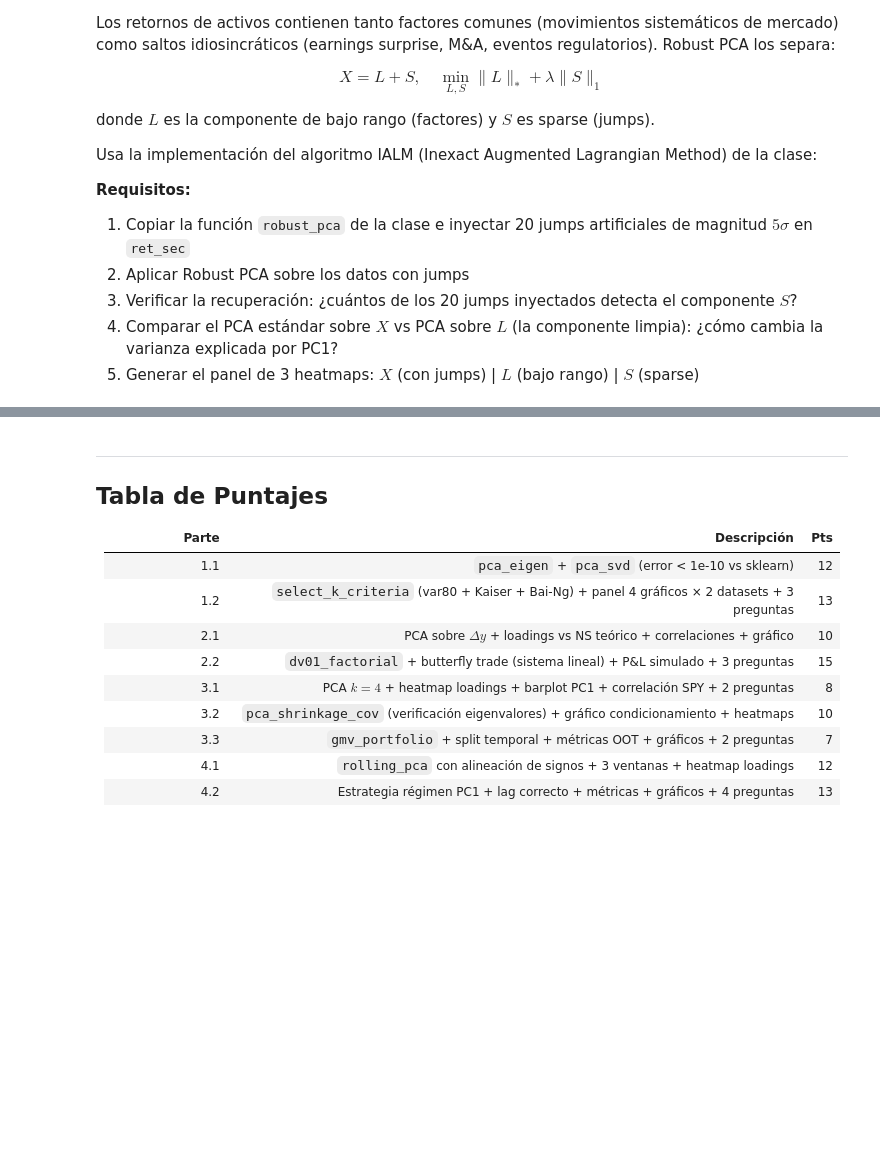
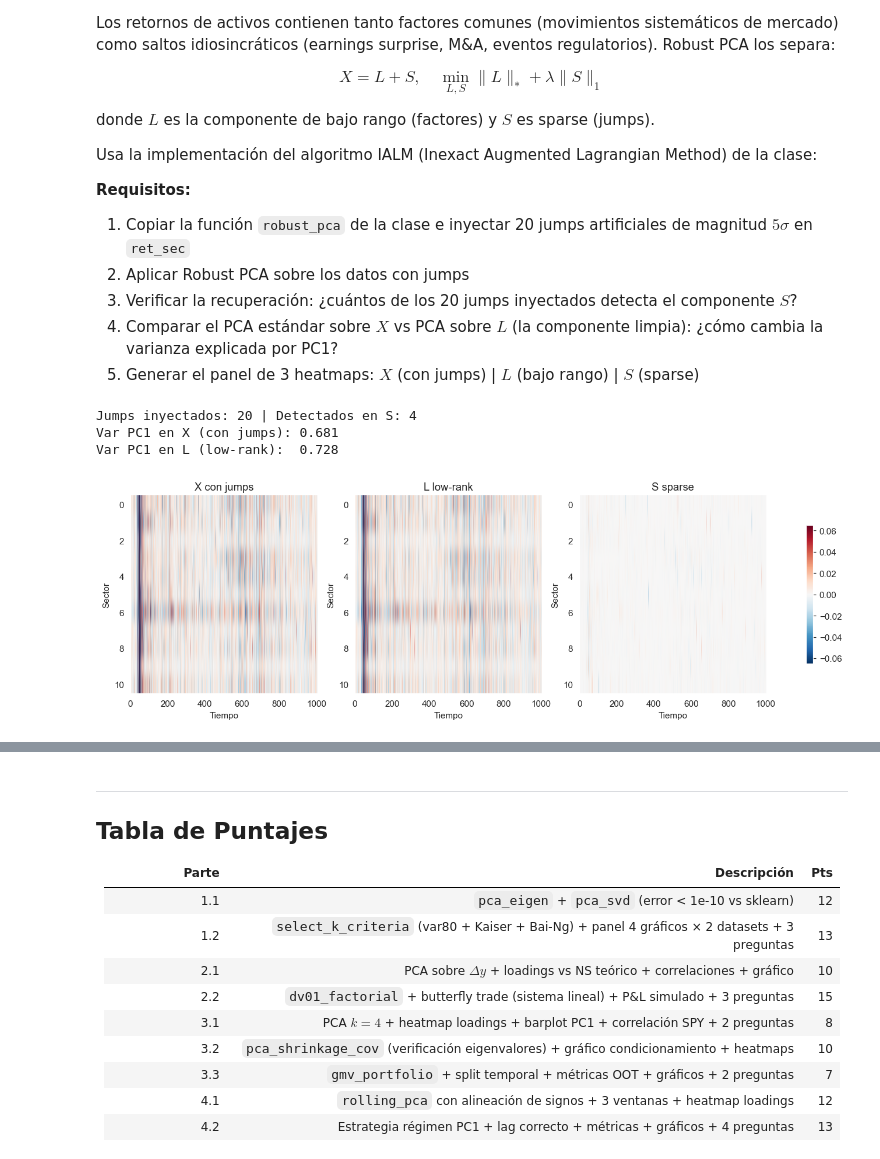
Before and after one commit to Vyena/ml_finance_teixeiradossantos, a Jupyter notebook: notebooks/hw05.ipynb, the cells around one changed output, grey strips where cells are left out. Drawn from its saved outputs; the diff is of its cells as text; code cells hidden in the pictures; blank space fills up the shorter version.

```diff
--- a/notebooks/hw05.ipynb
+++ b/notebooks/hw05.ipynb
@@ -1212,56 +1303,84 @@ def robust_pca_ialm(M, lam=None, max_iter=500, tol=1e-7, mu=None):
     """
     m, n = M.shape
     lam  = lam  or 1.0 / np.sqrt(max(m, n))
     mu   = mu   or m * n / (4 * np.abs(M).sum())
     mu_bar = mu * 1e7
     rho  = 1.5
     L, S, Y = np.zeros_like(M), np.zeros_like(M), np.zeros_like(M)
     norm_M   = np.linalg.norm(M, 'fro')
 
     def shrink(X, tau):
         return np.sign(X) * np.maximum(np.abs(X) - tau, 0)
 
     def svd_threshold(X, tau):
         U, s, Vt = np.linalg.svd(X, full_matrices=False)
         return U @ np.diag(np.maximum(s - tau, 0)) @ Vt
 
     for _ in range(max_iter):
         L = svd_threshold(M - S + Y / mu, 1 / mu)
         S = shrink(M - L + Y / mu, lam / mu)
         Y = Y + mu * (M - L - S)
         mu = min(rho * mu, mu_bar)
         if np.linalg.norm(M - L - S, 'fro') / norm_M < tol:
             break
     return L, S
 
 
-# TODO 1: Inyecta 20 jumps artificiales de magnitud 5*sigma
-# ret_noisy = ret_sec.values.copy()
-# np.random.seed(42)
-# jump_rows = np.random.choice(len(ret_noisy), 20, replace=False)
-# jump_cols = np.random.choice(ret_noisy.shape[1], 20, replace=False)
-# sigma_ret = ret_noisy.std(axis=0)
-# for r, c in zip(jump_rows, jump_cols):
-#     ret_noisy[r, c] += np.random.choice([-1, 1]) * 5 * sigma_ret[c]
+# Inyecta 20 jumps artificiales de magnitud 5*sigma
+ret_noisy = ret_sec.values.copy()
 
-# TODO 2: Aplica Robust PCA (puede tardar ~30 seg)
-# L_rec, S_rec = robust_pca_ialm(ret_noisy, max_iter=300)
+np.random.seed(42)
+jump_rows = np.random.choice(len(ret_noisy), 20, replace=False)
+jump_cols = np.random.choice(ret_noisy.shape[1], 20, replace=True)
 
-# TODO 3: Verifica recuperacion de jumps
-# mask_S_detected = np.abs(S_rec) > 2 * sigma_ret
-# detected = sum(mask_S_detected[r, c] for r, c in zip(jump_rows, jump_cols))
-# print(f'Jumps inyectados: 20 | Detectados en S: {detected}')
+sigma_ret = ret_noisy.std(axis=0)
 
-# TODO 4: Compara varianza PC1 en X vs L
-# pca_X = PCA(n_components=3).fit(ret_noisy)
-# pca_L = PCA(n_components=3).fit(L_rec)
-# print(f'Var PC1 en X (con jumps): {pca_X.explained_variance_ratio_[0]:.3f}')
-# print(f'Var PC1 en L (low-rank):  {pca_L.explained_variance_ratio_[0]:.3f}')
+for r, c in zip(jump_rows, jump_cols):
+    ret_noisy[r, c] += np.random.choice([-1, 1]) * 5 * sigma_ret[c]
 
-# TODO 5: Panel de 3 heatmaps
-# fig, axes = plt.subplots(1, 3, figsize=(16, 4))
-# Para cada matriz: ax.imshow(matriz.T, aspect='auto', cmap='RdBu_r', vmin=-vm, vmax=vm)
-pass
+# Aplica Robust PCA
+L_rec, S_rec = robust_pca_ialm(ret_noisy, max_iter=300)
+
+# Verifica recuperacion de jumps
+mask_S_detected = np.abs(S_rec) > 2 * sigma_ret
+detected = sum(mask_S_detected[r, c] for r, c in zip(jump_rows, jump_cols))
+
+print(f'Jumps inyectados: 20 | Detectados en S: {detected}')
+
+# Compara varianza PC1 en X vs L
+pca_X = PCA(n_components=3).fit(ret_noisy)
+pca_L = PCA(n_components=3).fit(L_rec)
+
+print(f'Var PC1 en X (con jumps): {pca_X.explained_variance_ratio_[0]:.3f}')
+print(f'Var PC1 en L (low-rank):  {pca_L.explained_variance_ratio_[0]:.3f}')
+
+# Panel de 3 heatmaps
+fig, axes = plt.subplots(1, 3, figsize=(16, 4))
+
+vm = np.percentile(np.abs(ret_noisy), 99)
+
+matrices = [ret_noisy, L_rec, S_rec]
+titles = ['X con jumps', 'L low-rank', 'S sparse']
+
+for ax, mat, title in zip(axes, matrices, titles):
+    im = ax.imshow(
+        mat.T,
+        aspect='auto',
+        cmap='RdBu_r',
+        vmin=-vm,
+        vmax=vm
+    )
+    ax.set_title(title)
+    ax.set_xlabel('Tiempo')
+    ax.set_ylabel('Sector')
+
+plt.colorbar(im, ax=axes.ravel().tolist(), shrink=0.7)
+plt.show()
+# %% [output]
+Jumps inyectados: 20 | Detectados en S: 4
+Var PC1 en X (con jumps): 0.681
+Var PC1 en L (low-rank):  0.728
+[figure, added]
 # %% [markdown]
 **Responde:**
 
```
Also changed, not shown: parts of 5 cells of this notebook.
